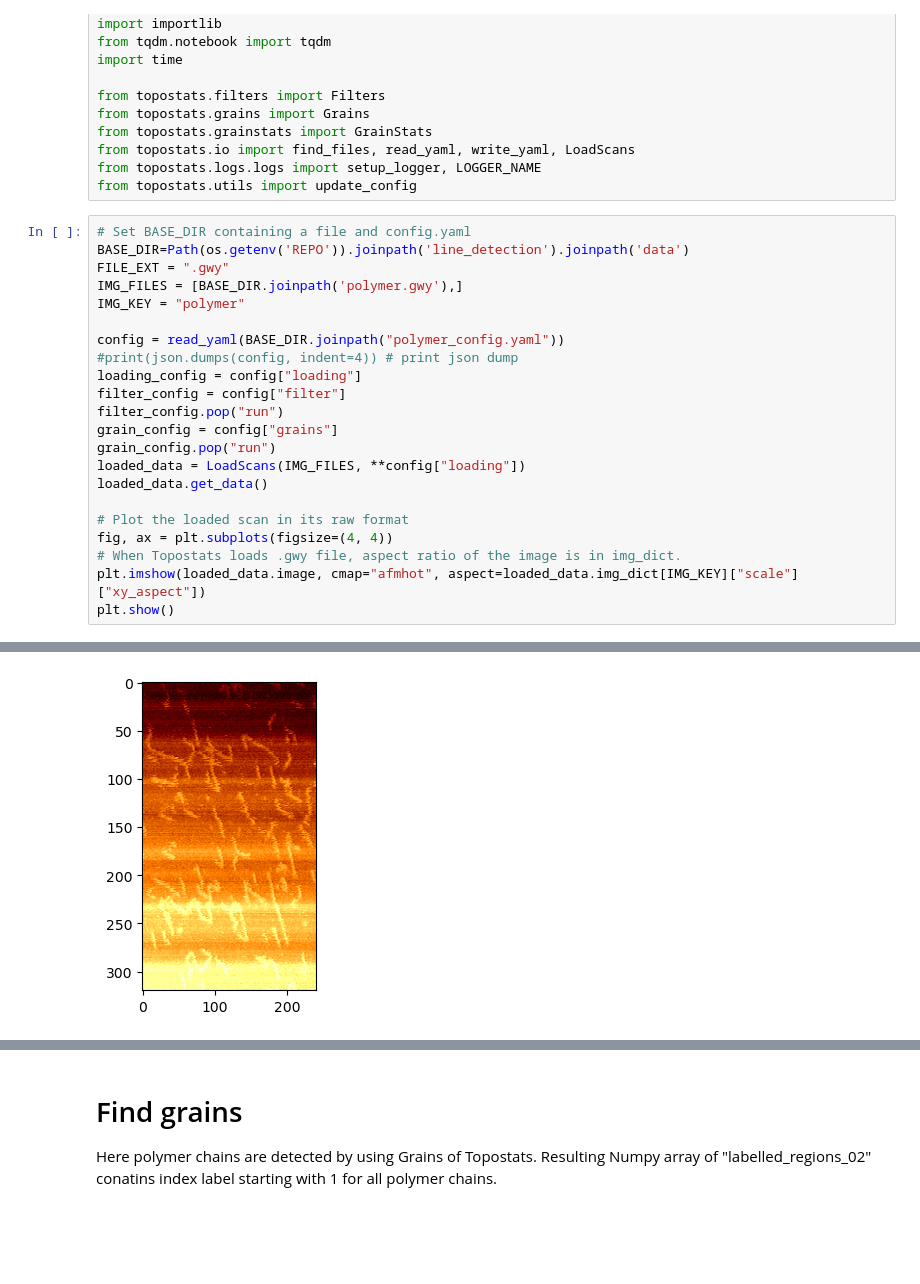
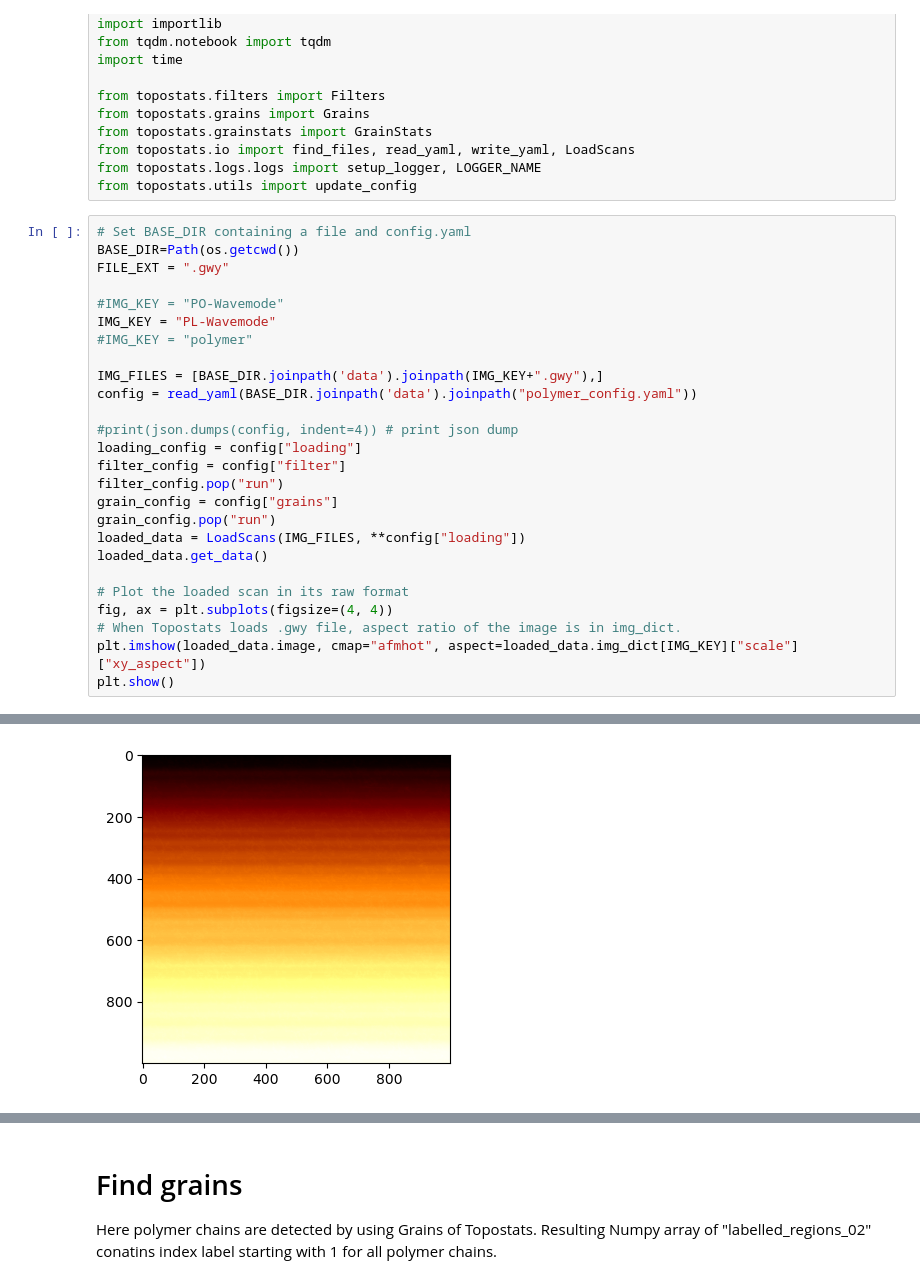
Before and after one commit to iobataya/line_detection, a Jupyter notebook: Find_linear_part_notebook.ipynb, the cells around one changed output, grey strips where cells are left out. Drawn from its saved outputs; the diff is of its cells as text; blank space fills up the shorter version.

```diff
--- a/Find_linear_part_notebook.ipynb
+++ b/Find_linear_part_notebook.ipynb
@@ -17,12 +17,16 @@ from topostats.logs.logs import setup_logger, LOGGER_NAME
 from topostats.utils import update_config
 # %%
 # Set BASE_DIR containing a file and config.yaml
-BASE_DIR=Path(os.getenv('REPO')).joinpath('line_detection').joinpath('data')
+BASE_DIR=Path(os.getcwd())
 FILE_EXT = ".gwy"
-IMG_FILES = [BASE_DIR.joinpath('polymer.gwy'),]
-IMG_KEY = "polymer"
 
-config = read_yaml(BASE_DIR.joinpath("polymer_config.yaml"))
+#IMG_KEY = "PO-Wavemode"
+IMG_KEY = "PL-Wavemode"
+#IMG_KEY = "polymer"
+
+IMG_FILES = [BASE_DIR.joinpath('data').joinpath(IMG_KEY+".gwy"),]
+config = read_yaml(BASE_DIR.joinpath('data').joinpath("polymer_config.yaml"))
+
 #print(json.dumps(config, indent=4)) # print json dump
 loading_config = config["loading"]
 filter_config = config["filter"]
@@ -45,4 +49,4 @@ plt.show()
-[figure, old version]
+[figure, new version]
 # %%
 # Filter
 filtered_image = Filters(
```
Also changed, not shown: parts of 45 cells of this notebook, 38 other files.
